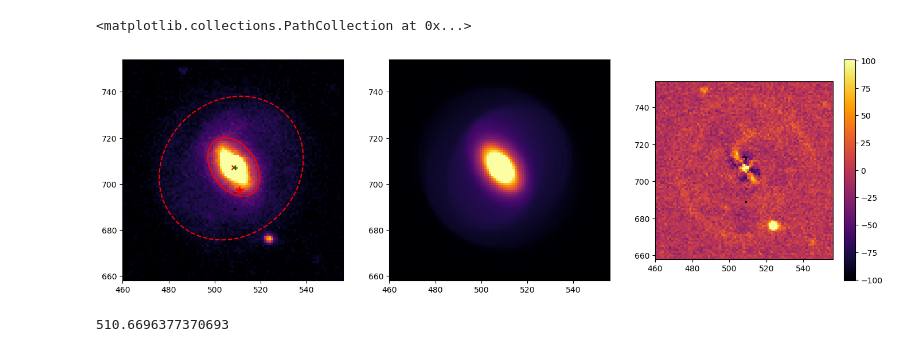
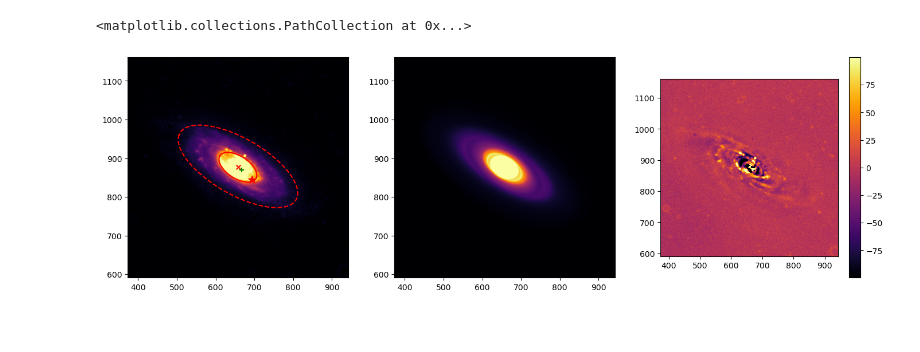
Before and after one commit to gregorycorcoran/Astro-Data, a Jupyter notebook: Isophotes.ipynb, the cells around one changed output. Drawn from its saved outputs; the diff is of its cells as text; code cells hidden in the pictures; blank space fills up the shorter version.

```diff
--- a/Isophotes.ipynb
+++ b/Isophotes.ipynb
@@ -33,5 +40,5 @@ SN_pos={'NGC3705': SkyCoord("11:30:05.940 +09:16:57.37",unit=('hourangle,deg')),
 # %%
-target='MCG05'
+target='NGC3705'
 im_test=f'./WCS_Solved/{target}/{target}_R.fits'
 image=fits.open(im_test)[0].data
 hdr=fits.open(im_test)[0].header
@@ -121,53 +99,36 @@ print(np.unravel_index(np.argmax(iso_data),iso_data.shape))
 # %%
 fig, (ax1, ax2,ax3) = plt.subplots(1, 3,figsize=(17,5))
-tol=int(1*np.max(isos.sma))
+tol=int(0.7*np.max(isos.sma))
 ax1.imshow(iso_data,vmin=0,vmax=500,cmap='inferno')
 ax1.set_ylim(int(y)-tol,int(y)+tol)
 ax1.set_xlim(int(x)-tol,int(x)+tol)
-smas = np.linspace(np.min(isos.sma), np.max(isos.sma), 20)
 half_flux=0.5*np.nanmax(isos.tflux_e)
-iso_ind=np.nanargmin([np.abs(el-half_flux) for el in isos.tflux_e])
-sma_r50=isos.sma[iso_ind]
+iso_ind_50=np.nanargmin([np.abs(el-half_flux) for el in isos.tflux_e])
+sma_r50=isos.sma[iso_ind_50]
 iso_50=isos.get_closest(sma_r50)
 x2,y2=iso_50.sampled_coordinates()
 ax1.plot(x2,y2,color='r',zorder=10)
 flux90=0.9*np.nanmax(isos.tflux_e)
-iso_ind=np.nanargmin([np.abs(el-flux90) for el in isos.tflux_e])
-sma_r90=isos.sma[iso_ind]
+iso_ind_90=np.nanargmin([np.abs(el-flux90) for el in isos.tflux_e])
+sma_r90=isos.sma[iso_ind_90]
 iso_90=isos.get_closest(sma_r90)
-x2,y2=iso_90.sampled_coordinates()
-ax1.plot(x2,y2,color='r',ls='--',zorder=10)
+x3,y3=iso_90.sampled_coordinates()
+ax1.plot(x3,y3,color='r',ls='--',zorder=10)
 #iso=isos
 ax2.imshow(model_image,vmin=0,vmax=500,cmap='inferno')
 ax2.set_ylim(int(y)-tol,int(y)+tol)
 ax2.set_xlim(int(x)-tol,int(x)+tol)
 res_tol=10*sigma_clipped_stats(residual)[2]
 ax3.imshow(residual,vmin=-res_tol,vmax=res_tol,cmap='inferno')
 cmap = mpl.cm.inferno
 norm = mpl.colors.Normalize(vmin=-res_tol, vmax=res_tol)
 ax3.set_ylim(int(y)-tol,int(y)+tol)
 ax3.set_xlim(int(x)-tol,int(x)+tol)
 plt.colorbar(mpl.cm.ScalarMappable(norm=norm, cmap=cmap), ax=ax3)
 ax1.scatter(sn_x,sn_y,[100],marker='*',color='red')
 ax1.scatter(np.median(isos.x0),np.median(isos.y0),[30],marker='x',color='red')
 pix_max=np.unravel_index(np.argmax(iso_data),iso_data.shape)
 ax1.scatter(pix_max[1],pix_max[0],[30],marker='+',color='green')
 # %% [output]
 <matplotlib.collections.PathCollection at 0x...>
-[figure, old version]
+[figure, new version]
-# %%
-def Coord_Rotator(x,y,pa):
-    x_rot=x*np.cos(pa*(np.pi/180))-y*np.sin(pa*(np.pi/180))
-    y_rot=x*np.sin(pa*(np.pi/180))+y*np.cos(pa*(np.pi/180))
-    return x_rot,y_rot
-def Padded_Coord_Rotator(x,y,pa,padX,padY):
-    x_new=x-padX[1]
-    y_new=y-padY[1]
-    x_rot=x_new*np.cos(pa*(np.pi/180))-y_new*np.sin(pa*(np.pi/180))
-    y_rot=x_new*np.sin(pa*(np.pi/180))+y_new*np.cos(pa*(np.pi/180))
-    x_rot+=padX[0]+padX[1]
-    y_rot+=padY[0]+padY[1]
-    return x_rot,y_rot
-print(sn_x)
-# %% [output]
-510.6696377370693
```
Also changed, not shown: parts of 10 cells of this notebook, 21 other files.
